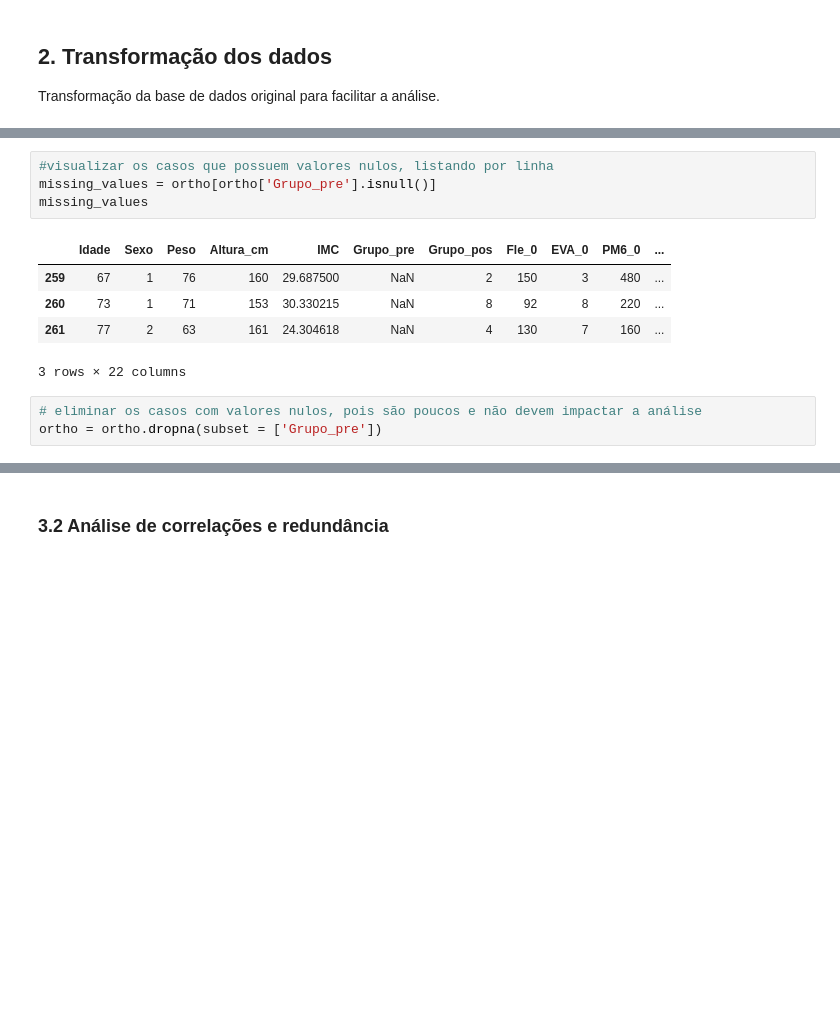
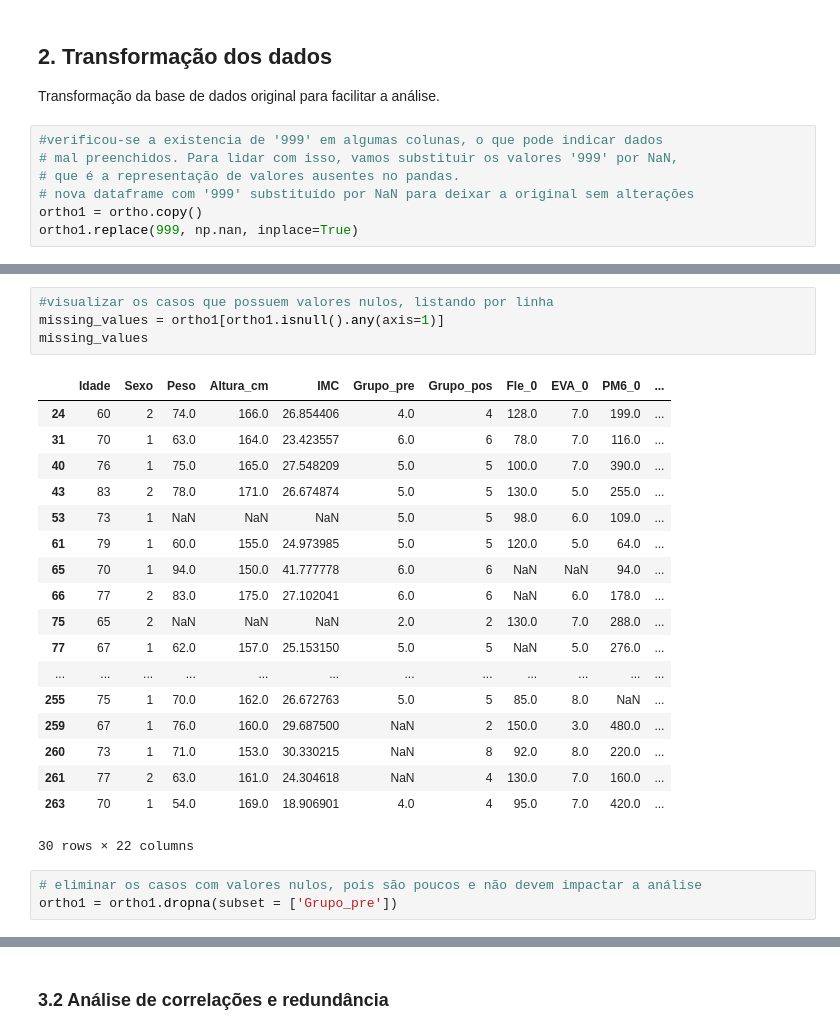
Before and after one commit to efigueira-hds/ML_Projeto_Final, a Jupyter notebook: EDA.ipynb, the cells around one changed output, grey strips where cells are left out. Drawn from its saved outputs; the diff is of its cells as text; blank space fills up the shorter version.

```diff
--- a/EDA.ipynb
+++ b/EDA.ipynb
@@ -81,3 +95,10 @@ dtype: int64
 ## 2. Transformação dos dados
 
 Transformação da base de dados original para facilitar a análise.
+# %%
+#verificou-se a existencia de '999' em algumas colunas, o que pode indicar dados
+# mal preenchidos. Para lidar com isso, vamos substituir os valores '999' por NaN,
+# que é a representação de valores ausentes no pandas.
+# nova dataframe com '999' substituído por NaN para deixar a original sem alterações
+ortho1 = ortho.copy()
+ortho1.replace(999, np.nan, inplace=True)
@@ -84,15 +125,28 @@ Transformação da base de dados original para facilitar a análise.
 # %%
 #visualizar os casos que possuem valores nulos, listando por linha
-missing_values = ortho[ortho['Grupo_pre'].isnull()]
+missing_values = ortho1[ortho1.isnull().any(axis=1)]
 missing_values
 # %% [output]
 |  | Idade | Sexo | Peso | Altura_cm | IMC | Grupo_pre | Grupo_pos | Fle_0 | EVA_0 | PM6_0 | ... |
-| 259 | 67 | 1 | 76 | 160 | 29.687500 | NaN | 2 | 150 | 3 | 480 | ... |
-| 260 | 73 | 1 | 71 | 153 | 30.330215 | NaN | 8 | 92 | 8 | 220 | ... |
-| 261 | 77 | 2 | 63 | 161 | 24.304618 | NaN | 4 | 130 | 7 | 160 | ... |
+| 24 | 60 | 2 | 74.0 | 166.0 | 26.854406 | 4.0 | 4 | 128.0 | 7.0 | 199.0 | ... |
+| 31 | 70 | 1 | 63.0 | 164.0 | 23.423557 | 6.0 | 6 | 78.0 | 7.0 | 116.0 | ... |
+| 40 | 76 | 1 | 75.0 | 165.0 | 27.548209 | 5.0 | 5 | 100.0 | 7.0 | 390.0 | ... |
+| 43 | 83 | 2 | 78.0 | 171.0 | 26.674874 | 5.0 | 5 | 130.0 | 5.0 | 255.0 | ... |
+| 53 | 73 | 1 | NaN | NaN | NaN | 5.0 | 5 | 98.0 | 6.0 | 109.0 | ... |
+| 61 | 79 | 1 | 60.0 | 155.0 | 24.973985 | 5.0 | 5 | 120.0 | 5.0 | 64.0 | ... |
+| 65 | 70 | 1 | 94.0 | 150.0 | 41.777778 | 6.0 | 6 | NaN | NaN | 94.0 | ... |
+| 66 | 77 | 2 | 83.0 | 175.0 | 27.102041 | 6.0 | 6 | NaN | 6.0 | 178.0 | ... |
+| 75 | 65 | 2 | NaN | NaN | NaN | 2.0 | 2 | 130.0 | 7.0 | 288.0 | ... |
+| 77 | 67 | 1 | 62.0 | 157.0 | 25.153150 | 5.0 | 5 | NaN | 5.0 | 276.0 | ... |
+| ... | ... | ... | ... | ... | ... | ... | ... | ... | ... | ... | ... |
+| 255 | 75 | 1 | 70.0 | 162.0 | 26.672763 | 5.0 | 5 | 85.0 | 8.0 | NaN | ... |
+| 259 | 67 | 1 | 76.0 | 160.0 | 29.687500 | NaN | 2 | 150.0 | 3.0 | 480.0 | ... |
+| 260 | 73 | 1 | 71.0 | 153.0 | 30.330215 | NaN | 8 | 92.0 | 8.0 | 220.0 | ... |
+| 261 | 77 | 2 | 63.0 | 161.0 | 24.304618 | NaN | 4 | 130.0 | 7.0 | 160.0 | ... |
+| 263 | 70 | 1 | 54.0 | 169.0 | 18.906901 | 4.0 | 4 | 95.0 | 7.0 | 420.0 | ... |
-3 rows × 22 columns
+30 rows × 22 columns
 # %%
 # eliminar os casos com valores nulos, pois são poucos e não devem impactar a análise
-ortho = ortho.dropna(subset = ['Grupo_pre'])
+ortho1 = ortho1.dropna(subset = ['Grupo_pre'])
 # %%
 # verificar novamente a presença de valores nulos
```
Also changed, not shown: parts of 48 cells of this notebook, 1 other file.
